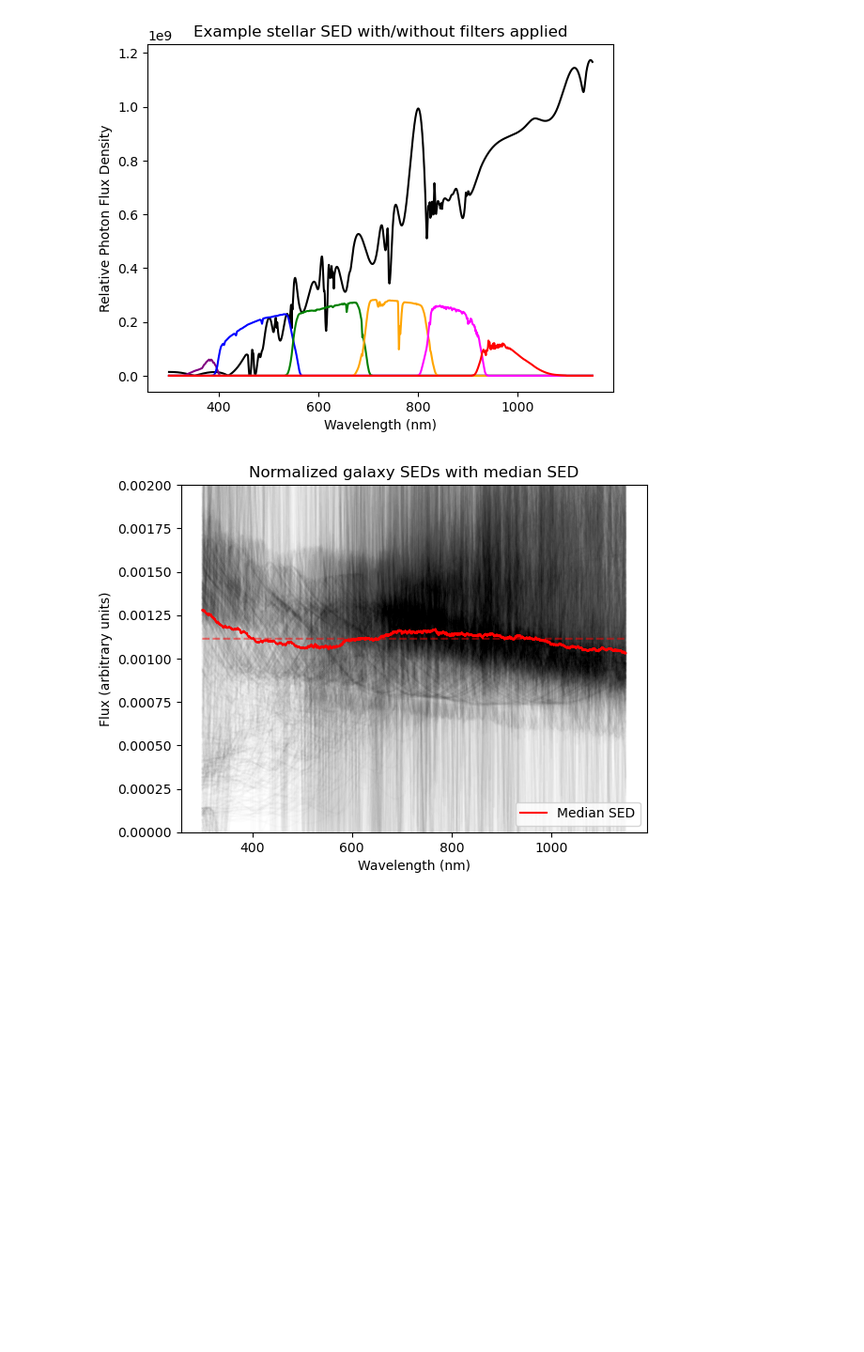
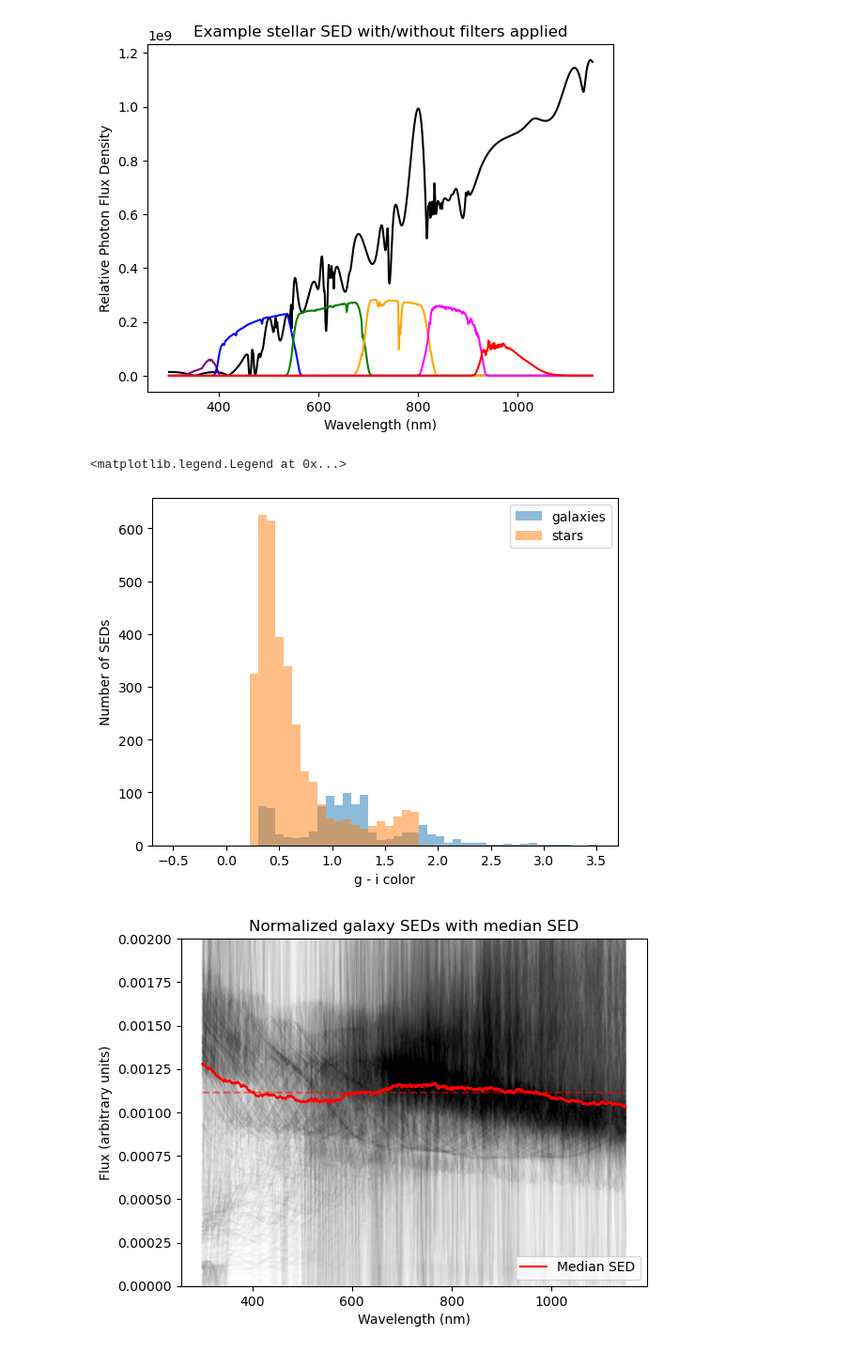
Before and after one commit to LSSTDESC/DifferentialCR, a Jupyter notebook: SEDAnalysis.ipynb, the cells around one changed output. Shown at 94% size. Cells and saved outputs as stored; diff of their text form; code cells hidden in the pictures; blank space fills up the shorter version.

```diff
--- a/SEDAnalysis.ipynb
+++ b/SEDAnalysis.ipynb
@@ -329,6 +330,25 @@ stellar_SEDs_gs = [galsim.SED(table, wave_type = wave_type, flux_type = flux_typ
 
 flat_SED_table = [galsim.LookupTable(wvl * 10, SED) for SED in flatSED]
 flat_SEDs_gs = [galsim.SED(table, wave_type = wave_type, flux_type = flux_type) for table in flat_SED_table]
+# %%
+gal_colors = {}
+star_colors = {}
+for band in 'ugrizy':
+    gal_colors[band] = [SED.calculateMagnitude(filters_gs[band]) for SED in SEDs_gs]
+    star_colors[band] = [SED.calculateMagnitude(filters_gs[band]) for SED in stellar_SEDs_gs]
+
+
+g_minus_i_gal = np.array(gal_colors['g']) - np.array(gal_colors['i'])
+g_minus_i_star = np.array(star_colors['g']) - np.array(star_colors['i'])
+
+plt.hist(g_minus_i_gal, bins = 50, range = (-0.5, 3.5), alpha = 0.5, label = 'galaxies')
+plt.hist(g_minus_i_star, bins = 50, range = (-0.5, 3.5), alpha = 0.5, label = 'stars')
+plt.xlabel('g - i color')
+plt.ylabel('Number of SEDs')
+plt.legend()
+# %% [output]
+<matplotlib.legend.Legend at 0x...>
+[figure, added]
 # %%
 #Examine the average/median galaxy SED behavior
 
```
Also changed, not shown: parts of 4 cells of this notebook.
